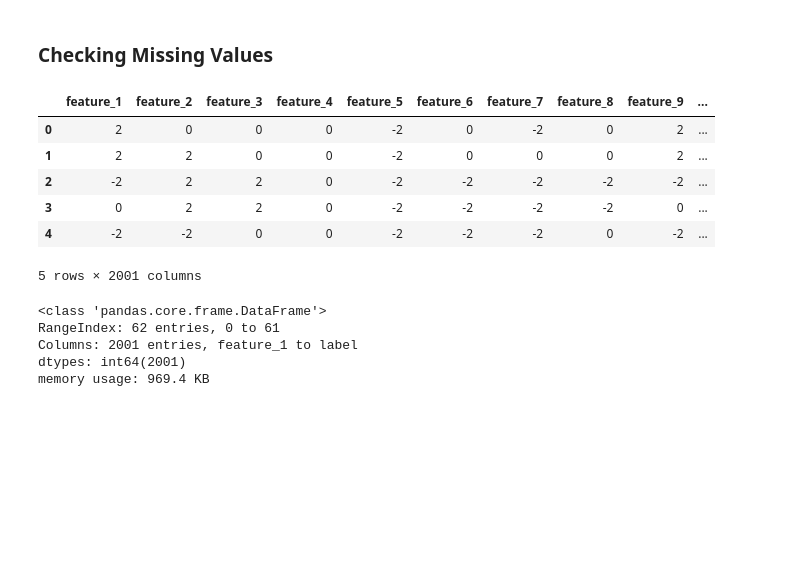
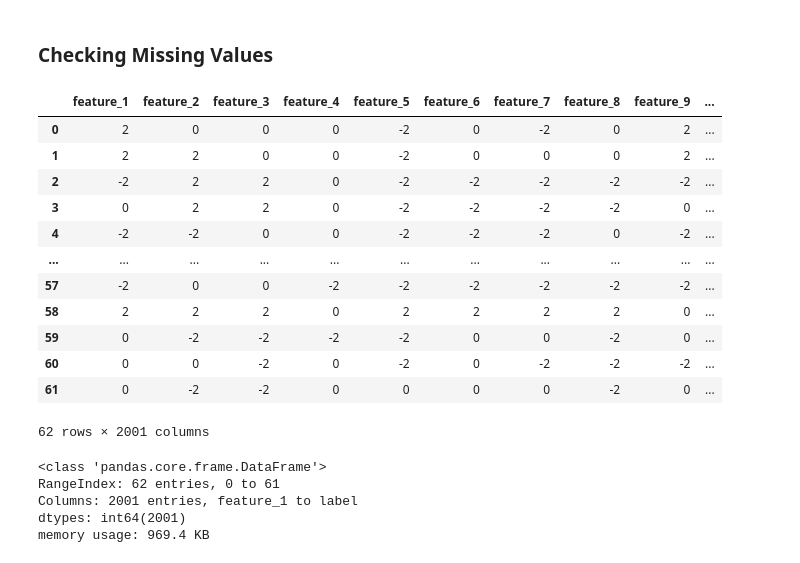
Before and after one commit to cmshebeeb/SMFS-AutoEncoder, a Jupyter notebook: notebooks/01_eda_colon.ipynb, the cells around one changed output. Drawn from its saved outputs; the diff is of its cells as text; code cells hidden in the pictures; blank space fills up the shorter version.

```diff
--- a/notebooks/01_eda_colon.ipynb
+++ b/notebooks/01_eda_colon.ipynb
@@ -5,15 +5,21 @@ import pandas as pd
 import matplotlib.pyplot as plt
 # %%
 df = pd.read_csv("../data/preprocessed/colon.csv")
-df.head()
+df.head(62)
 # %% [output]
 |  | feature_1 | feature_2 | feature_3 | feature_4 | feature_5 | feature_6 | feature_7 | feature_8 | feature_9 | ... |
 | 0 | 2 | 0 | 0 | 0 | -2 | 0 | -2 | 0 | 2 | ... |
 | 1 | 2 | 2 | 0 | 0 | -2 | 0 | 0 | 0 | 2 | ... |
 | 2 | -2 | 2 | 2 | 0 | -2 | -2 | -2 | -2 | -2 | ... |
 | 3 | 0 | 2 | 2 | 0 | -2 | -2 | -2 | -2 | 0 | ... |
 | 4 | -2 | -2 | 0 | 0 | -2 | -2 | -2 | 0 | -2 | ... |
+| ... | ... | ... | ... | ... | ... | ... | ... | ... | ... | ... |
+| 57 | -2 | 0 | 0 | -2 | -2 | -2 | -2 | -2 | -2 | ... |
+| 58 | 2 | 2 | 2 | 0 | 2 | 2 | 2 | 2 | 0 | ... |
+| 59 | 0 | -2 | -2 | -2 | -2 | 0 | 0 | -2 | 0 | ... |
+| 60 | 0 | 0 | -2 | 0 | -2 | 0 | -2 | -2 | -2 | ... |
+| 61 | 0 | -2 | -2 | 0 | 0 | 0 | 0 | -2 | 0 | ... |
-5 rows × 2001 columns
+62 rows × 2001 columns
 # %%
 df.info()
 # %% [output]
```
Also changed, not shown: 14 other files.
